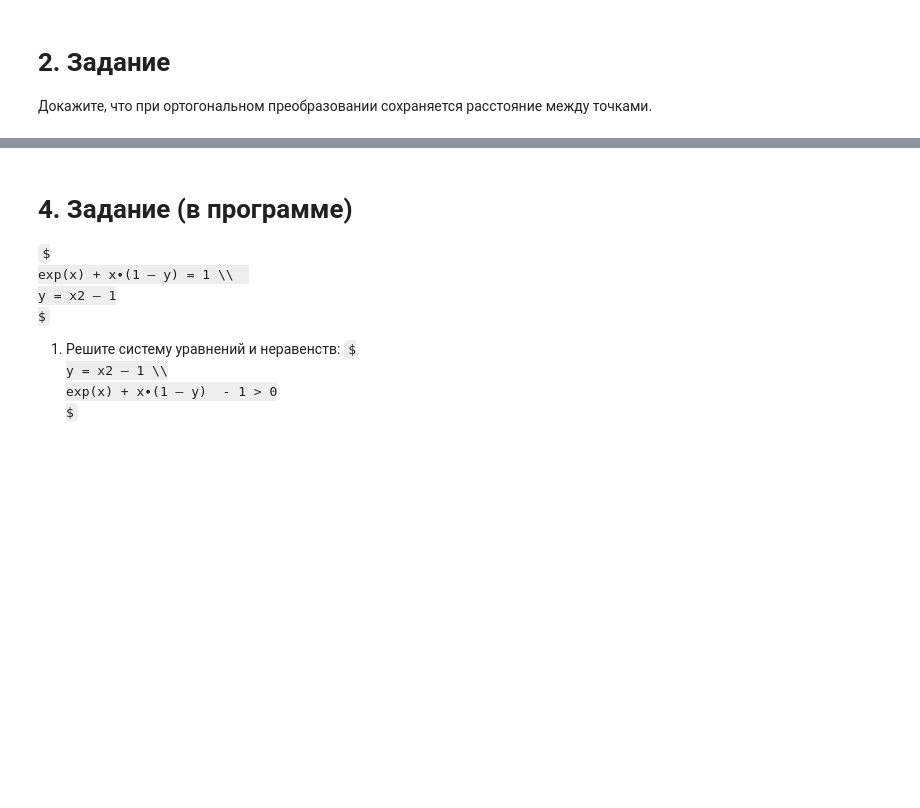
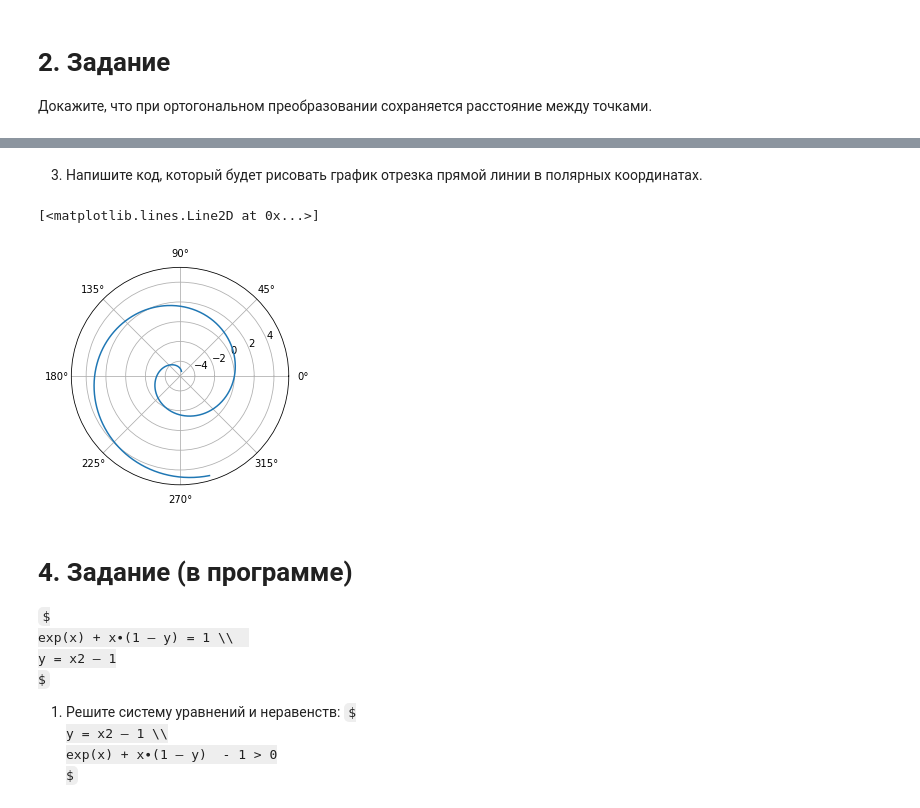
Before and after one commit to Yegor9151/Introduction_to_Higher_Mathematics, a Jupyter notebook: lesson3/practice2.ipynb, the cells around one changed output, grey strips where cells are left out. Cells and saved outputs as stored; diff of their text form; code cells hidden in the pictures; some formulas as TeX source; blank space fills up the shorter version.

```diff
--- a/lesson3/practice2.ipynb
+++ b/lesson3/practice2.ipynb
@@ -40,3 +65,17 @@ plt.grid()
+# %% [markdown]
+3. Напишите код, который будет рисовать график отрезка прямой линии в полярных координатах.
+# %%
+def line(x1=-5, x2=5, k=1):
+    x = np.linspace(x1, x2, 1000)
+    y =  k * x
+
+    return x, y
+
+x, y = line()
+plt.polar(x, y)
+# %% [output]
+[<matplotlib.lines.Line2D at 0x...>]
+[figure, added]
 # %% [markdown]
 # 4. Задание (в программе)
 
```
Also changed, not shown: parts of 5 cells of this notebook, 1 other file.
